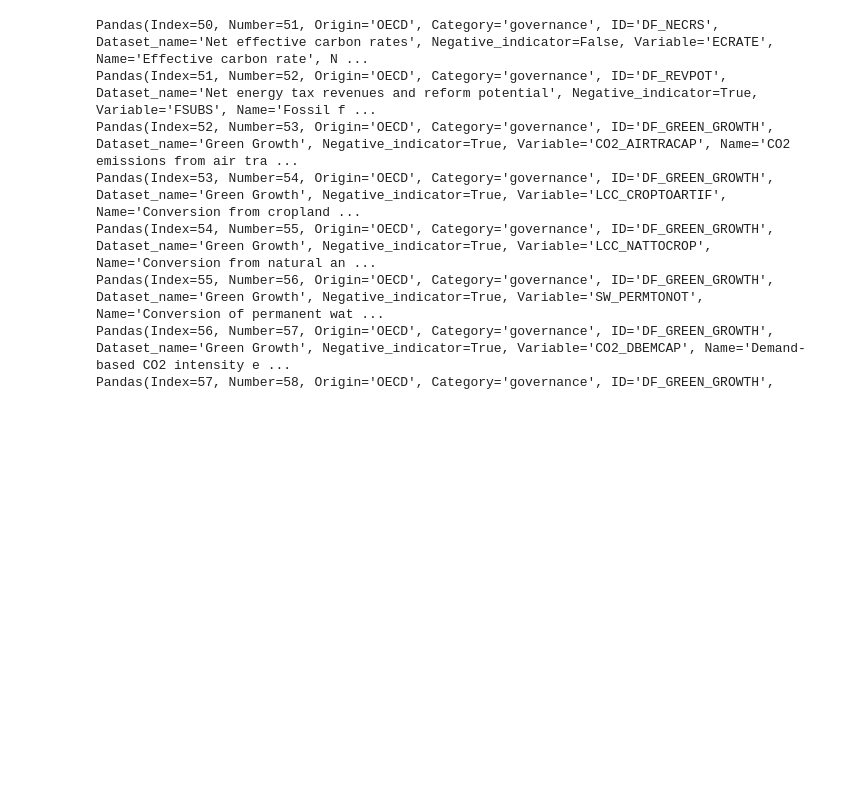
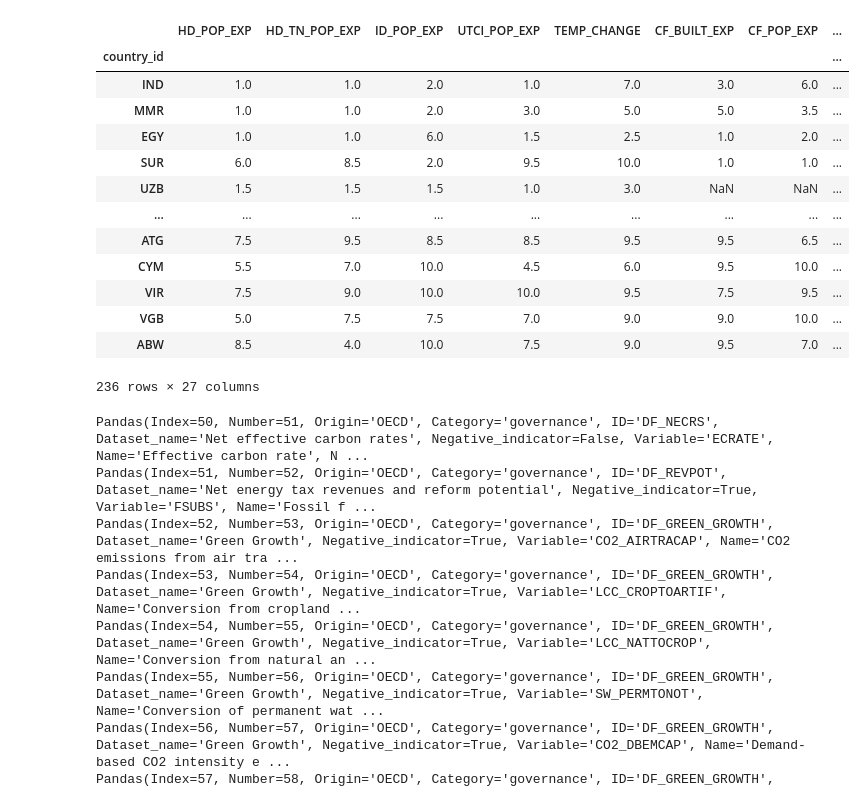
Before and after one commit to rodrigoms95/UNESCO_climate, a Jupyter notebook: code/quantile.ipynb, the cells around one changed output. Saved outputs shown, nothing was run; the diff lists cells and outputs as text; code cells hidden in the pictures; blank space fills up the shorter version.

```diff
--- a/code/quantile.ipynb
+++ b/code/quantile.ipynb
@@ -160,3 +280,20 @@ data_q_g
+# %%
+data_q_c[ data_q_c["Count"] > 11 ]
+# %% [output]
+|  | HD_POP_EXP | HD_TN_POP_EXP | ID_POP_EXP | UTCI_POP_EXP | TEMP_CHANGE | CF_BUILT_EXP | CF_POP_EXP | ... |
+| country_id |  |  |  |  |  |  |  | ... |
+| IND | 1.0 | 1.0 | 2.0 | 1.0 | 7.0 | 3.0 | 6.0 | ... |
+| MMR | 1.0 | 1.0 | 2.0 | 3.0 | 5.0 | 5.0 | 3.5 | ... |
+| EGY | 1.0 | 1.0 | 6.0 | 1.5 | 2.5 | 1.0 | 2.0 | ... |
+| SUR | 6.0 | 8.5 | 2.0 | 9.5 | 10.0 | 1.0 | 1.0 | ... |
+| UZB | 1.5 | 1.5 | 1.5 | 1.0 | 3.0 | NaN | NaN | ... |
+| ... | ... | ... | ... | ... | ... | ... | ... | ... |
+| ATG | 7.5 | 9.5 | 8.5 | 8.5 | 9.5 | 9.5 | 6.5 | ... |
+| CYM | 5.5 | 7.0 | 10.0 | 4.5 | 6.0 | 9.5 | 10.0 | ... |
+| VIR | 7.5 | 9.0 | 10.0 | 10.0 | 9.5 | 7.5 | 9.5 | ... |
+| VGB | 5.0 | 7.5 | 7.5 | 7.0 | 9.0 | 9.0 | 10.0 | ... |
+| ABW | 8.5 | 4.0 | 10.0 | 7.5 | 9.0 | 9.5 | 7.0 | ... |
+236 rows × 27 columns
 # %%
 for row in df_v[ (df_v["Category"] == "governance") ].itertuples():
     print(row)
```
Also changed, not shown: parts of 8 cells of this notebook, 1 other file.
